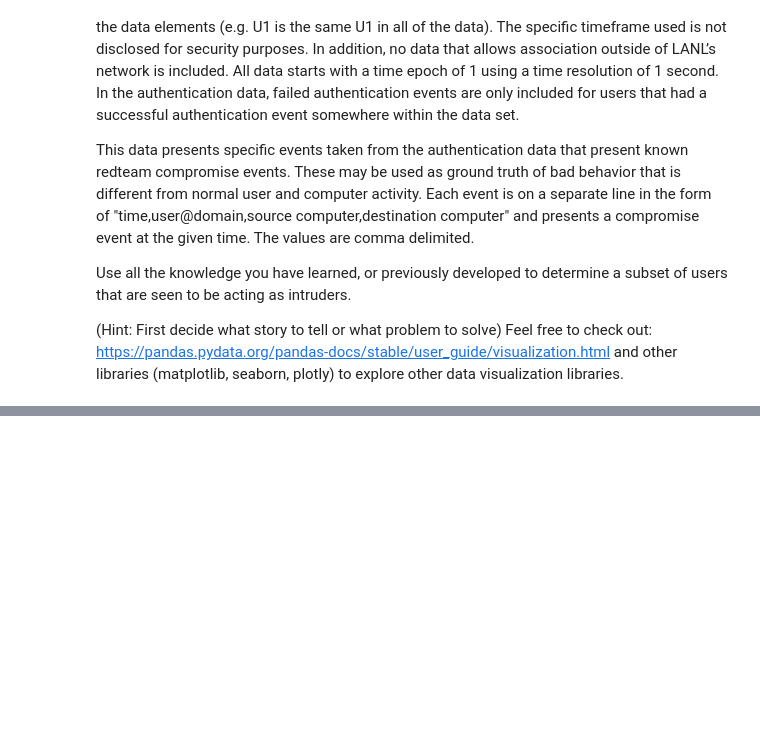
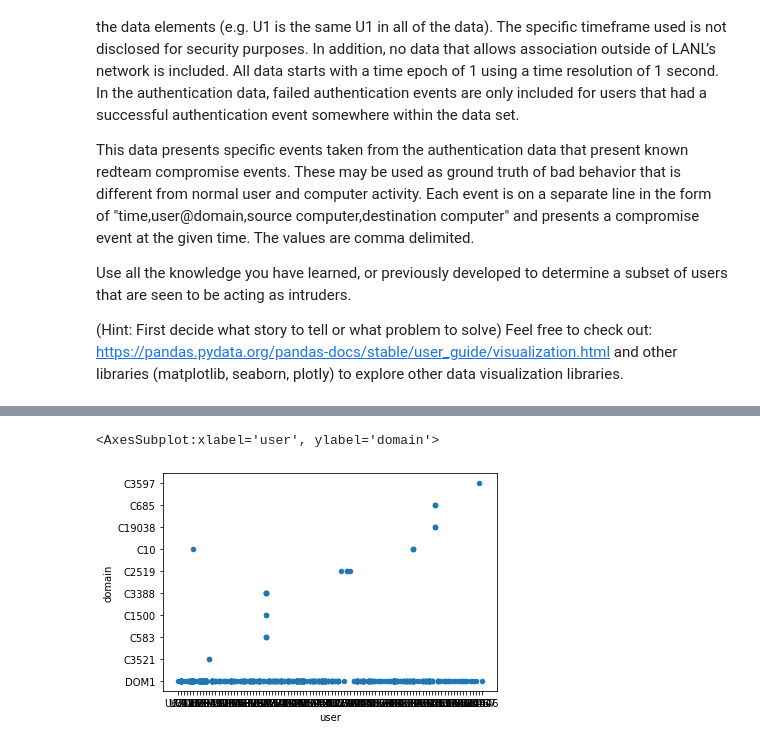
Before and after one commit to inp2/Security-Plus-Data-Science, a Jupyter notebook: Module_02/02_Final_Exercise.ipynb, the cells around one changed output, grey strips where cells are left out. Saved outputs shown, nothing was run; the diff lists cells and outputs as text; code cells hidden in the pictures; blank space fills up the shorter version.

```diff
--- a/Module_02/02_Final_Exercise.ipynb
+++ b/Module_02/02_Final_Exercise.ipynb
@@ -14,0 +72,5 @@ Use all the knowledge you have learned, or previously developed to determine a s
+# %%
+df.plot.scatter(x='user', y='domain')
+# %% [output]
+<AxesSubplot:xlabel='user', ylabel='domain'>
+[figure, added]
```
Also changed, not shown: parts of 13 cells of this notebook, 18 other files.
